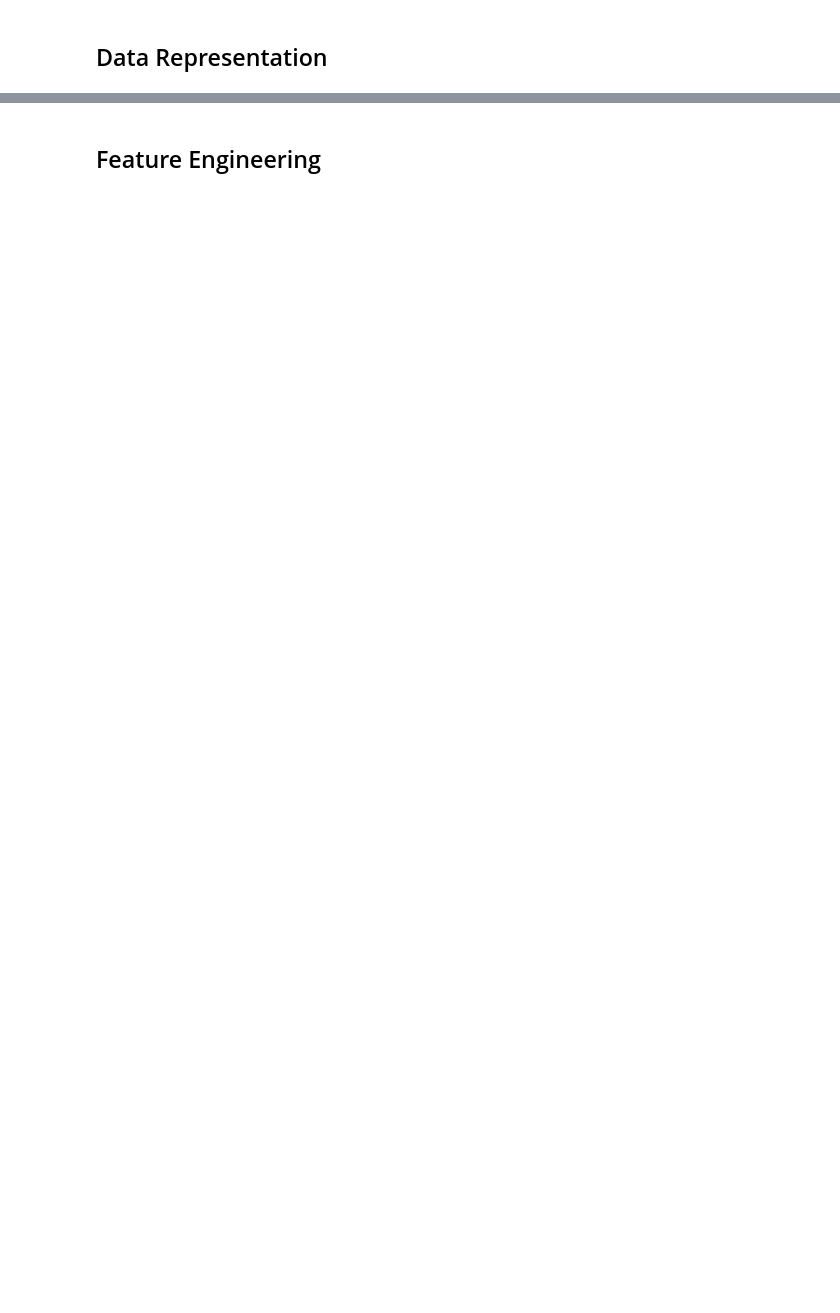
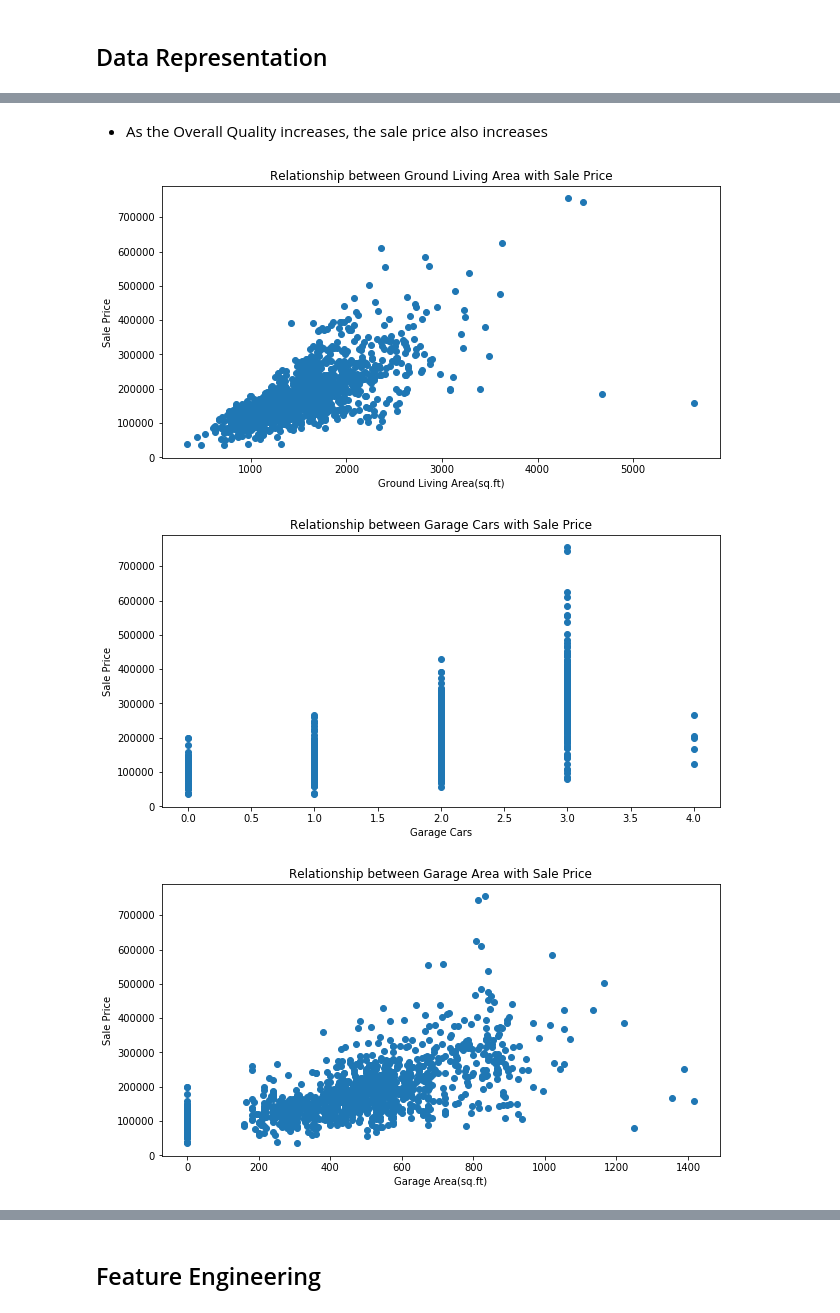
Before and after one commit to LakshanKarunathilake/ML-Kaggle-Competition, a Jupyter notebook: House Price Prediction.ipynb, the cells around one changed output, grey strips where cells are left out. Saved outputs shown, nothing was run; the diff lists cells and outputs as text; code cells hidden in the pictures; blank space fills up the shorter version.

```diff
--- a/House Price Prediction.ipynb
+++ b/House Price Prediction.ipynb
@@ -61,0 +176,35 @@ corr_list
+# %% [markdown]
+- As the Overall Quality increases, the sale price also increases
+# %%
+plt.figure(figsize=(10,5))
+plt.scatter(x=df['GrLivArea'], y=df['SalePrice'])
+plt.ylabel('Sale Price')
+plt.xlabel('Ground Living Area(sq.ft)')
+plt.title('Relationship between Ground Living Area with Sale Price')
+plt.show()
+
+plt.figure(figsize=(10,5))
+plt.scatter(x=df['GarageCars'], y=df['SalePrice'])
+plt.ylabel('Sale Price')
+plt.xlabel('Garage Cars')
+plt.title('Relationship between Garage Cars with Sale Price')
+plt.show()
+
+plt.figure(figsize=(10,5))
+plt.scatter(x=df['GarageArea'], y=df['SalePrice'])
+plt.ylabel('Sale Price')
+plt.xlabel('Garage Area(sq.ft)')
+plt.title('Relationship between Garage Area with Sale Price')
+plt.show()
+
+
+plt.figure(figsize=(10,5))
+plt.scatter(x=df['TotalBsmtSF'], y=df['SalePrice'])
+plt.ylabel('Sale Price')
+plt.xlabel('Total Basement(sq.ft)')
+plt.title('Relationship between Total Basesment Area with Sale Price')
+plt.show()
+# %% [output]
+[figure, added]
+[figure, added]
+[figure, added]
```
Also changed, not shown: parts of 25 cells of this notebook.
